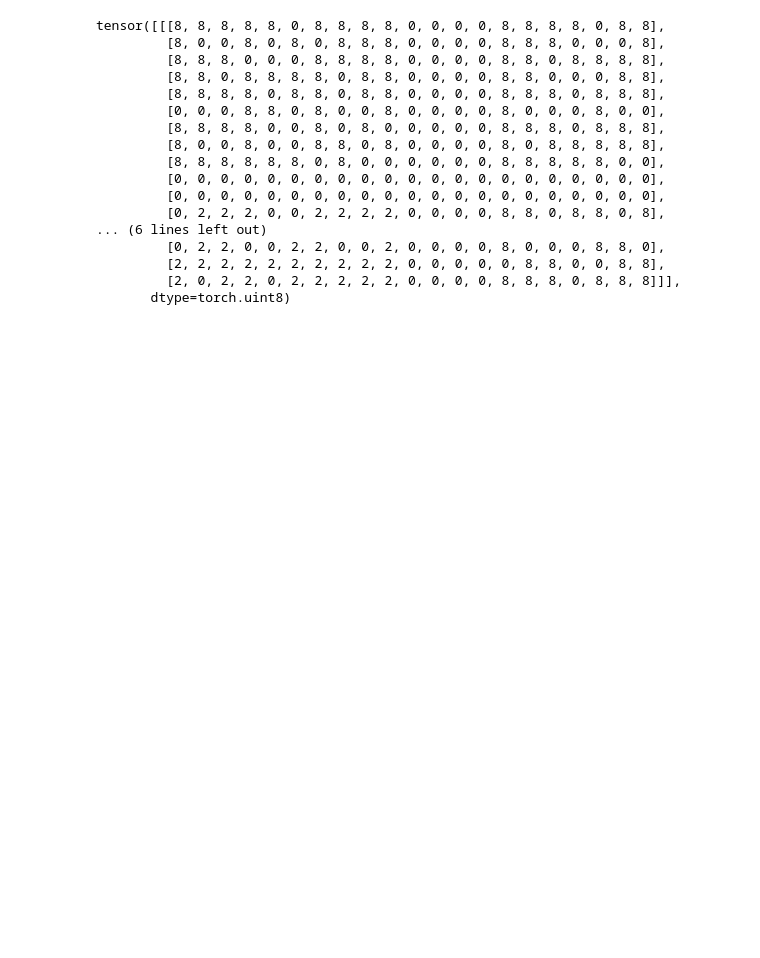
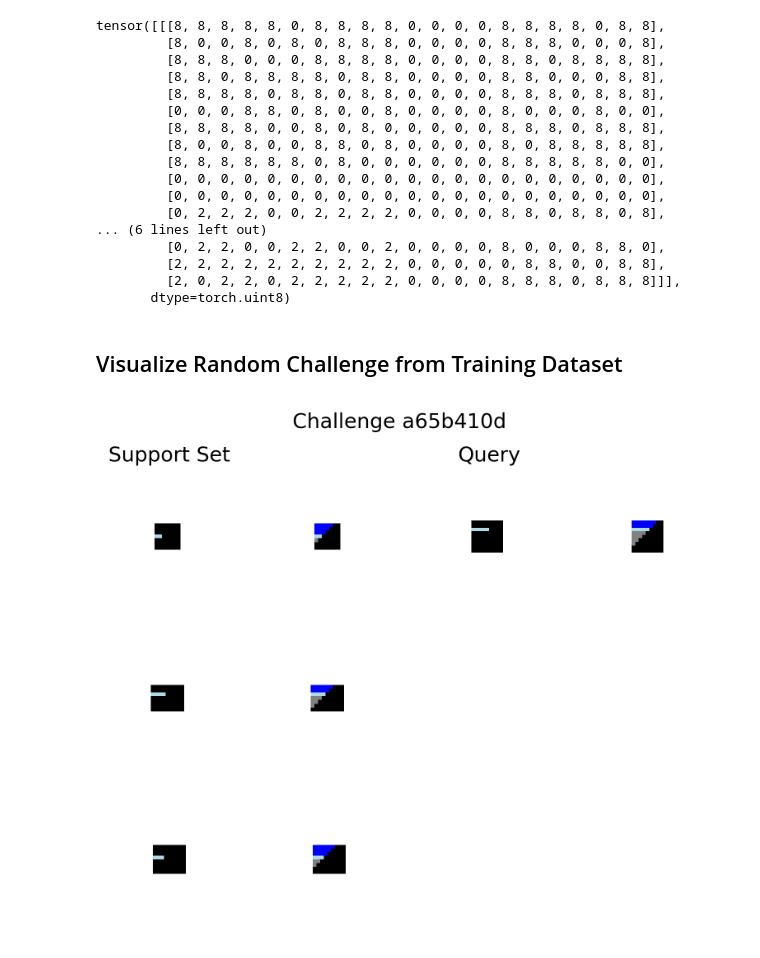
Before and after one commit to marbetschar/arc-prize-2024, a Jupyter notebook: main.ipynb, the cells around one changed output. Saved outputs shown, nothing was run; the diff lists cells and outputs as text; code cells hidden in the pictures; blank space fills up the shorter version.

Commit message:
Added visualization

```diff
--- a/main.ipynb
+++ b/main.ipynb
@@ -27,3 +32,28 @@ tensor([[[8, 8, 8, 8, 8, 0, 8, 8, 8, 8, 0, 0, 0, 0, 8, 8, 8, 8, 0, 8, 8],
          [2, 2, 2, 2, 2, 2, 2, 2, 2, 2, 0, 0, 0, 0, 0, 8, 8, 0, 0, 8, 8],
          [2, 0, 2, 2, 0, 2, 2, 2, 2, 2, 0, 0, 0, 0, 8, 8, 8, 0, 8, 8, 8]]],
        dtype=torch.uint8)
+# %% [markdown]
+## Visualize Random Challenge from Training Dataset
+# %%
+import random
+
+# random.seed(42)
+
+all_training_challenge_paths = list(Path('datasets').glob('training/*'))
+random_training_challenge_path = Path(random.choice(all_training_challenge_paths))
+
+support_set_inputs = list(random_training_challenge_path.glob('support-set_inputs/*-0.png'))
+support_set_outputs = list(random_training_challenge_path.glob('support-set_outputs/*-0.png'))
+
+query_inputs = list(random_training_challenge_path.glob('query_inputs/*-0.png'))
+query_outputs = list(random_training_challenge_path.glob('query_outputs/*-0.png'))
+
+vis.challenge_plot(
+    challenge_id=random_training_challenge_path.name,
+    support_set_inputs=[kc.image_to_tensor(path) for path in support_set_inputs],
+    support_set_outputs=[kc.image_to_tensor(path) for path in support_set_outputs],
+    query_inputs=[kc.image_to_tensor(path) for path in query_inputs],
+    query_outputs=[kc.image_to_tensor(path) for path in query_outputs]
+)
+# %% [output]
+[figure, added]
```
Also changed, not shown: parts of 4 cells of this notebook, 1 other file.
